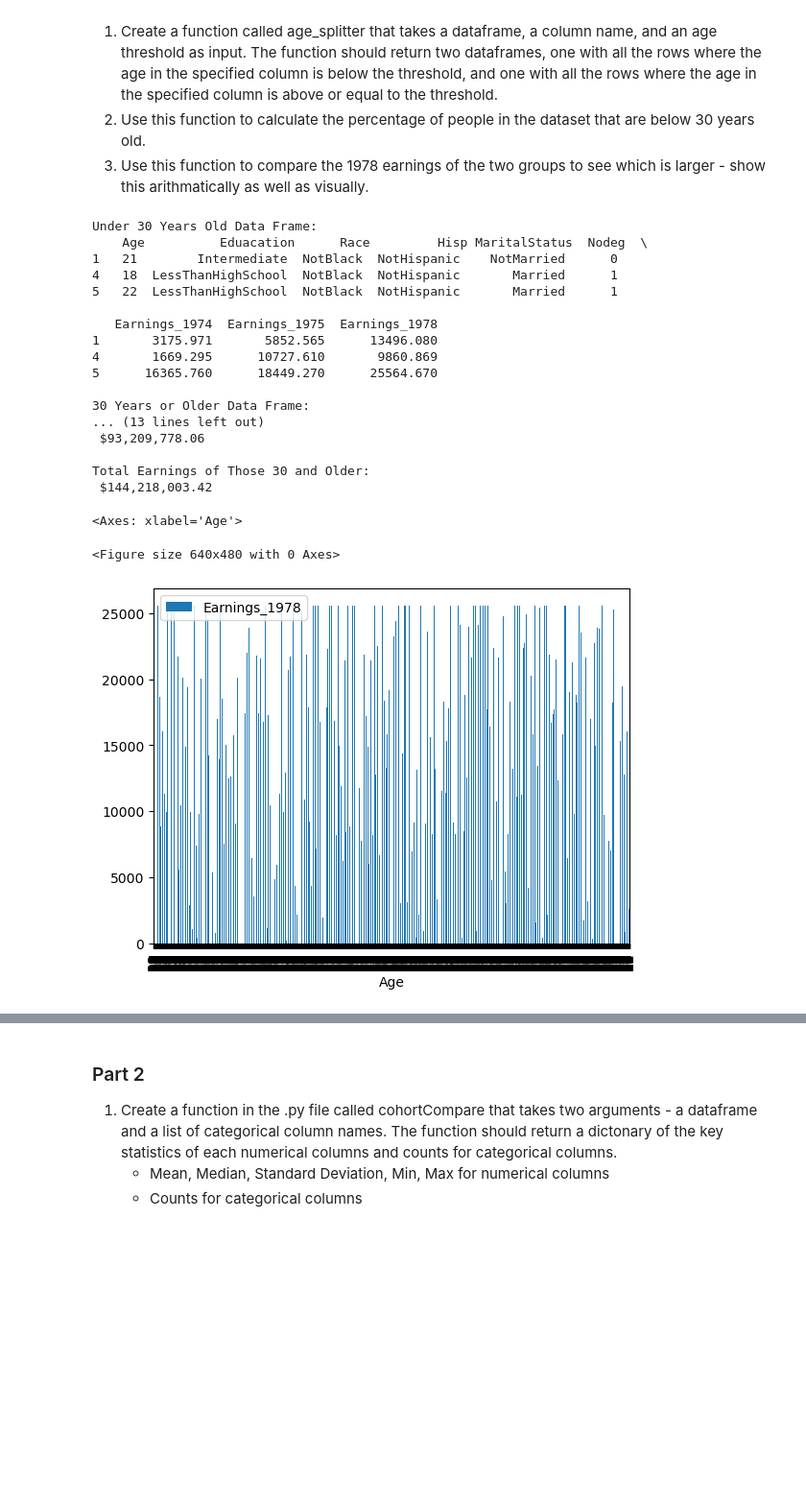
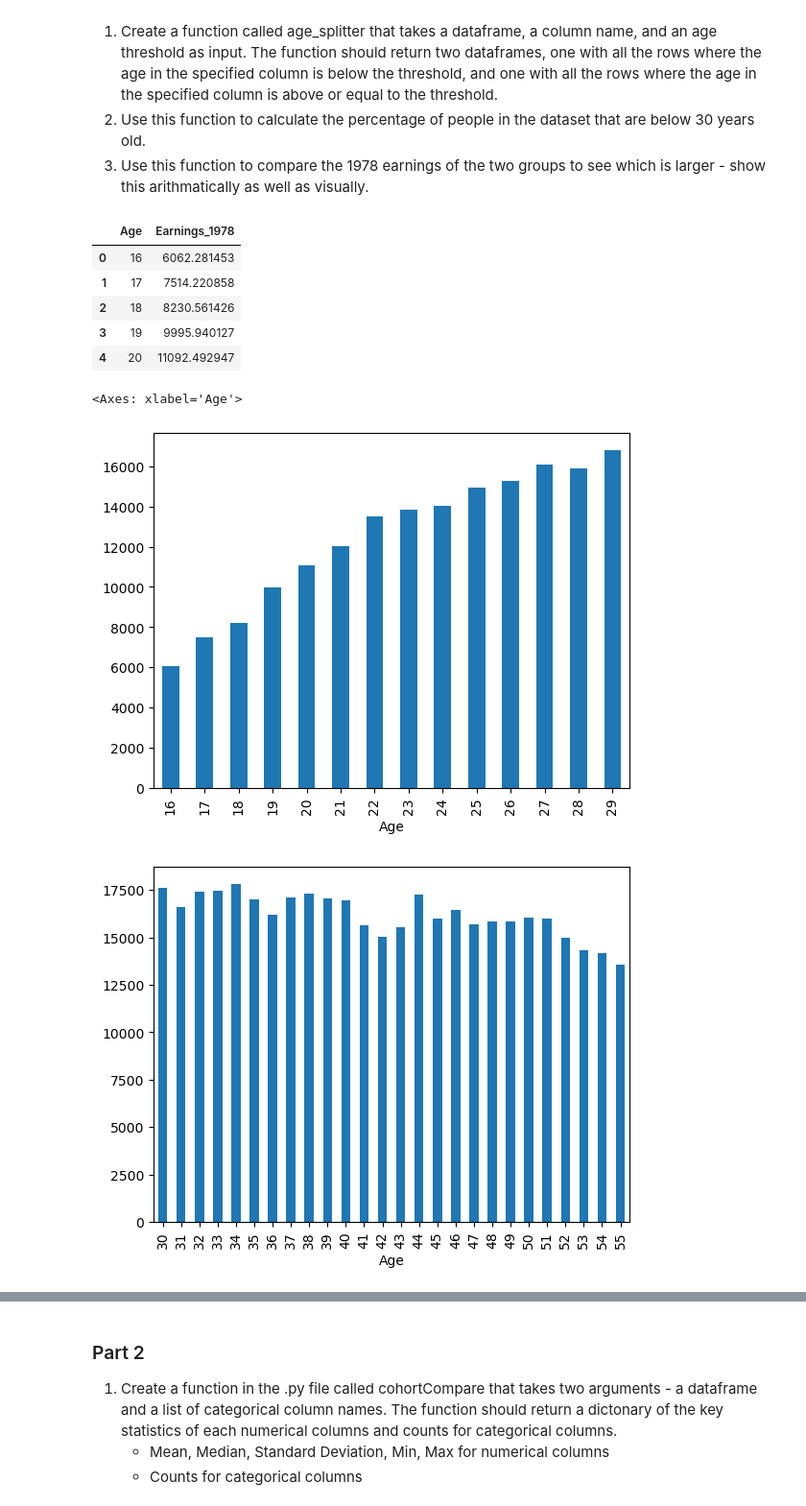
Before and after one commit to AkeemSemperDataScience/data3450-assignment-1-mlsiebold, a Jupyter notebook: START_Asn_1_2025.ipynb, the cells around one changed output, grey strips where cells are left out. Shown: that part at 96% size. Drawn from its saved outputs; the diff is of its cells as text; code cells hidden in the pictures; blank space fills up the shorter version.

```diff
--- a/START_Asn_1_2025.ipynb
+++ b/START_Asn_1_2025.ipynb
@@ -62,43 +62,43 @@ df.describe()
 # 1 - Demo of function
 
 df_below, df_above_equal = afs.age_splitter(df,"Age",30)
-print("Under 30 Years Old Data Frame:\n", df_below.head(3))
-print("\n30 Years or Older Data Frame:\n", df_above_equal.head(3))
+#print("Under 30 Years Old Data Frame:\n", df_below.head(3))
+#print("\n30 Years or Older Data Frame:\n", df_above_equal.head(3))
 
 # 2 Percentage Under 30
 
 under_30 = "{:.2%}".format(df_below['Age'].count() / df['Age'].count())
-print("\nPercentage Under 30 Years Old:", under_30)
+#print("\nPercentage Under 30 Years Old:", under_30)
 
 # 3 - 1978 Earnings Comparison
 
-earn_below = "${:,.2f}".format(df_below['Earnings_1978'].sum())
-earn_above = "${:,.2f}".format(df_above_equal['Earnings_1978'].sum())
-print("\nTotal Earnings of Those Under 30:\n", earn_below)
-print("\nTotal Earnings of Those 30 and Older:\n", earn_above)
+earn_below = df_below.groupby(df_below['Age'])['Earnings_1978'].mean()                 # Calculate average income by age. Creates series.
+df_earn_below = earn_below.to_frame().reset_index()                                    # Convert to dataframe
+df_earn_below.head()
+
+#earn_above = df_above_equal.groupby(df_above_equal['Age'])['Earnings_1978'].mean()
+#df_earn_above = earn_above.to_frame().reset_index()
+#df_earn_above.head()
+#print("\nAverage Earnings of Those Under 30:\n", earn_below)
+#print("\nAverage Earnings of Those 30 and Older:\n", earn_above)
+
+
+# INCOMPLETE
 # %% [output]
-Under 30 Years Old Data Frame:
-    Age          Eduacation      Race         Hisp MaritalStatus  Nodeg  \
-1   21        Intermediate  NotBlack  NotHispanic    NotMarried      0
-4   18  LessThanHighSchool  NotBlack  NotHispanic       Married      1
-5   22  LessThanHighSchool  NotBlack  NotHispanic       Married      1
-
-   Earnings_1974  Earnings_1975  Earnings_1978
-1       3175.971       5852.565      13496.080
-4       1669.295      10727.610       9860.869
-5      16365.760      18449.270      25564.670
-
-30 Years or Older Data Frame:
-... (13 lines left out)
- $93,209,778.06
-
-Total Earnings of Those 30 and Older:
- $144,218,003.42
+|  | Age | Earnings_1978 |
+| 0 | 16 | 6062.281453 |
+| 1 | 17 | 7514.220858 |
+| 2 | 18 | 8230.561426 |
+| 3 | 19 | 9995.940127 |
+| 4 | 20 | 11092.492947 |
 # %%
 import matplotlib.pyplot as plt
 plt.figure()
-df_below.plot.bar(x='Age', y="Earnings_1978")
+earn_below.plot.bar(x='Age', y="Earnings_1978", label='Under 30')
+
+plt.figure()
+earn_above.plot.bar(x='Age', y="Earnings_1978", label='30 and Older')
 # %% [output]
 <Axes: xlabel='Age'>
-<Figure size 640x480 with 0 Axes>
-[figure, old version]
+[figure, new version]
+[figure, added]
```
Also changed, not shown: parts of 2 cells of this notebook.
